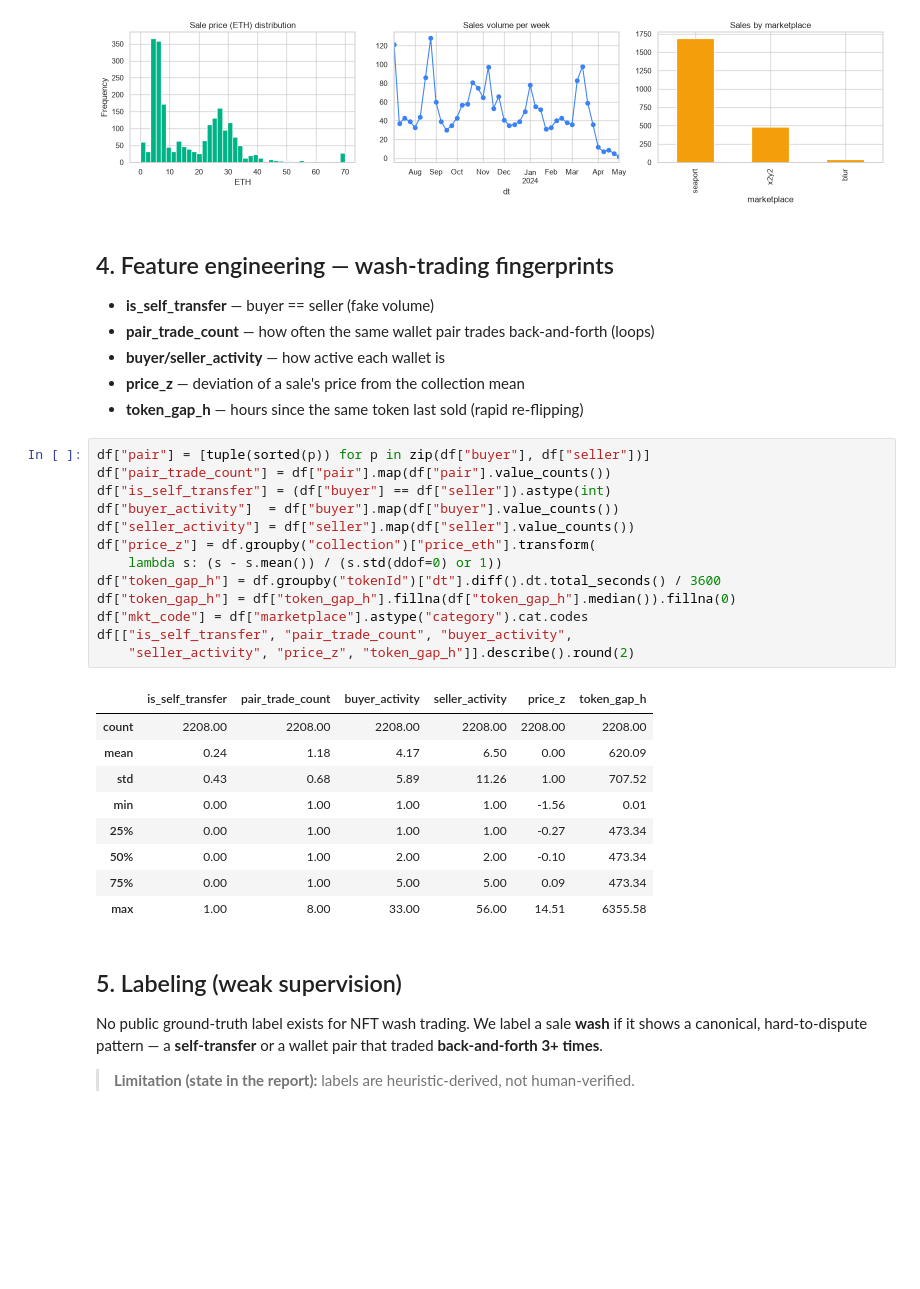
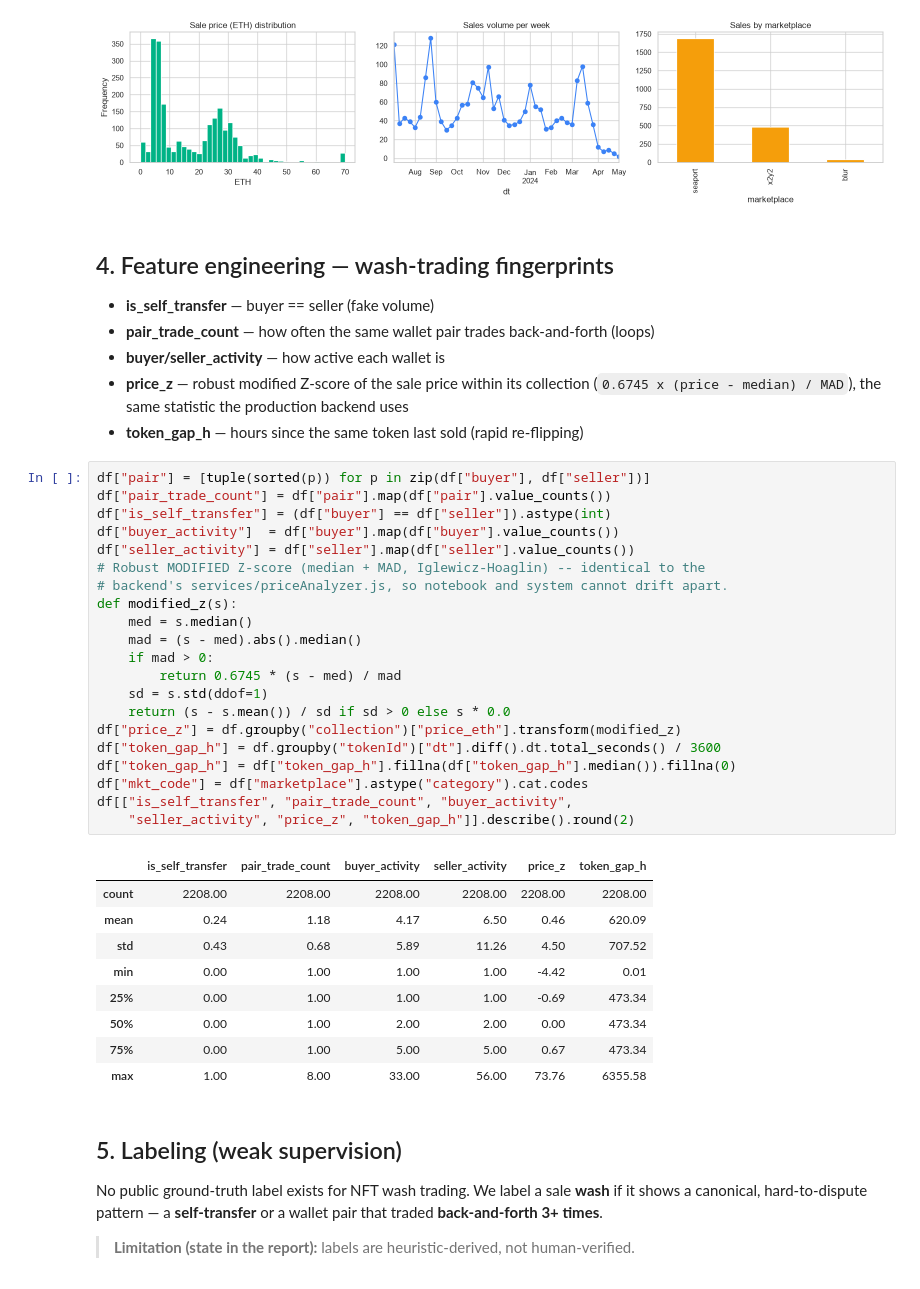
Before and after one commit to junkoid2203/FYP-Project---NFTGuard-Latest-, a Jupyter notebook: ml/nftguard_analysis.ipynb, the cells around one changed output. Saved outputs shown, nothing was run; the diff lists cells and outputs as text; blank space fills up the shorter version.

```diff
--- a/ml/nftguard_analysis.ipynb
+++ b/ml/nftguard_analysis.ipynb
@@ -72,31 +72,40 @@ ax[2].set_title("Sales by marketplace"); plt.tight_layout(); plt.show()
 - **is_self_transfer** — buyer == seller (fake volume)
 - **pair_trade_count** — how often the same wallet pair trades back-and-forth (loops)
 - **buyer/seller_activity** — how active each wallet is
-- **price_z** — deviation of a sale's price from the collection mean
+- **price_z** — robust modified Z-score of the sale price within its collection
+  (`0.6745 x (price - median) / MAD`), the same statistic the production backend uses
 - **token_gap_h** — hours since the same token last sold (rapid re-flipping)
 # %%
 df["pair"] = [tuple(sorted(p)) for p in zip(df["buyer"], df["seller"])]
 df["pair_trade_count"] = df["pair"].map(df["pair"].value_counts())
 df["is_self_transfer"] = (df["buyer"] == df["seller"]).astype(int)
 df["buyer_activity"]  = df["buyer"].map(df["buyer"].value_counts())
 df["seller_activity"] = df["seller"].map(df["seller"].value_counts())
-df["price_z"] = df.groupby("collection")["price_eth"].transform(
-    lambda s: (s - s.mean()) / (s.std(ddof=0) or 1))
+# Robust MODIFIED Z-score (median + MAD, Iglewicz-Hoaglin) -- identical to the
+# backend's services/priceAnalyzer.js, so notebook and system cannot drift apart.
+def modified_z(s):
+    med = s.median()
+    mad = (s - med).abs().median()
+    if mad > 0:
+        return 0.6745 * (s - med) / mad
+    sd = s.std(ddof=1)
+    return (s - s.mean()) / sd if sd > 0 else s * 0.0
+df["price_z"] = df.groupby("collection")["price_eth"].transform(modified_z)
 df["token_gap_h"] = df.groupby("tokenId")["dt"].diff().dt.total_seconds() / 3600
 df["token_gap_h"] = df["token_gap_h"].fillna(df["token_gap_h"].median()).fillna(0)
 df["mkt_code"] = df["marketplace"].astype("category").cat.codes
 df[["is_self_transfer", "pair_trade_count", "buyer_activity",
     "seller_activity", "price_z", "token_gap_h"]].describe().round(2)
 # %% [output]
 |  | is_self_transfer | pair_trade_count | buyer_activity | seller_activity | price_z | token_gap_h |
 | count | 2208.00 | 2208.00 | 2208.00 | 2208.00 | 2208.00 | 2208.00 |
-| mean | 0.24 | 1.18 | 4.17 | 6.50 | 0.00 | 620.09 |
-| std | 0.43 | 0.68 | 5.89 | 11.26 | 1.00 | 707.52 |
-| min | 0.00 | 1.00 | 1.00 | 1.00 | -1.56 | 0.01 |
-| 25% | 0.00 | 1.00 | 1.00 | 1.00 | -0.27 | 473.34 |
-| 50% | 0.00 | 1.00 | 2.00 | 2.00 | -0.10 | 473.34 |
-| 75% | 0.00 | 1.00 | 5.00 | 5.00 | 0.09 | 473.34 |
-| max | 1.00 | 8.00 | 33.00 | 56.00 | 14.51 | 6355.58 |
+| mean | 0.24 | 1.18 | 4.17 | 6.50 | 0.46 | 620.09 |
+| std | 0.43 | 0.68 | 5.89 | 11.26 | 4.50 | 707.52 |
+| min | 0.00 | 1.00 | 1.00 | 1.00 | -4.42 | 0.01 |
+| 25% | 0.00 | 1.00 | 1.00 | 1.00 | -0.69 | 473.34 |
+| 50% | 0.00 | 1.00 | 2.00 | 2.00 | 0.00 | 473.34 |
+| 75% | 0.00 | 1.00 | 5.00 | 5.00 | 0.67 | 473.34 |
+| max | 1.00 | 8.00 | 33.00 | 56.00 | 73.76 | 6355.58 |
 # %% [markdown]
 ## 5. Labeling (weak supervision)
 No public ground-truth label exists for NFT wash trading. We label a sale **wash** if
```
Also changed, not shown: parts of 23 cells of this notebook, 3 other files.
